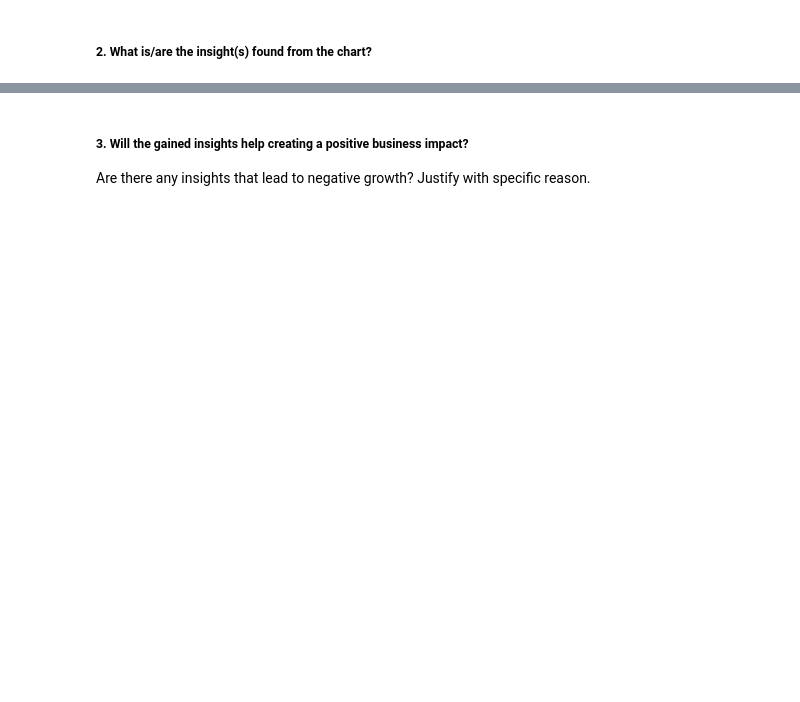
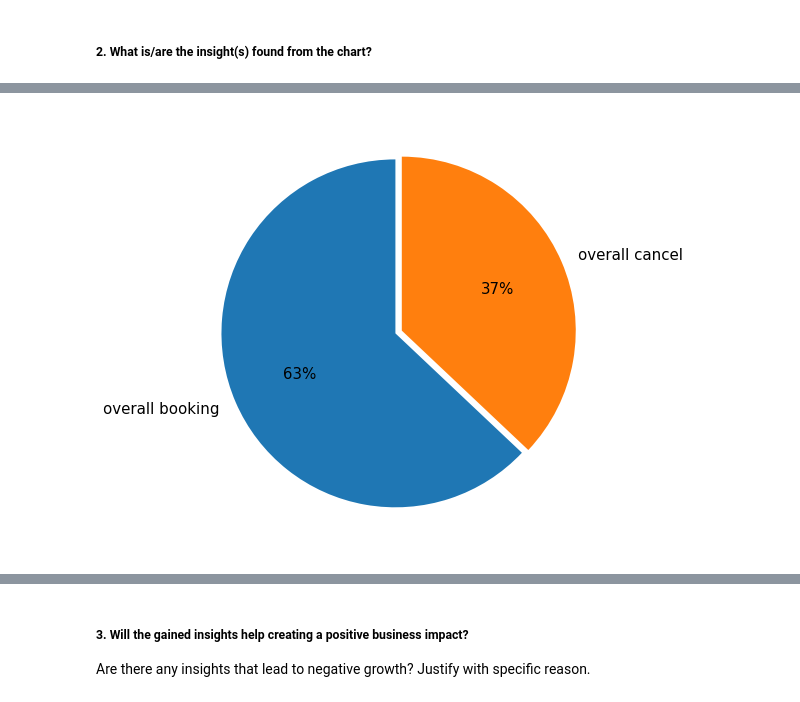
Before and after one commit to ansarshaikh95/EDA-Hotel-booking-analysis, a Jupyter notebook: EDA_Hotel_booking_Analysis.ipynb, the cells around one changed output, grey strips where cells are left out. Drawn from its saved outputs; the diff is of its cells as text; code cells hidden in the pictures; blank space fills up the shorter version.

```diff
--- a/EDA_Hotel_booking_Analysis.ipynb
+++ b/EDA_Hotel_booking_Analysis.ipynb
@@ -465,18 +460,18 @@ Name: hotel, dtype: int64
 # %%
-# Counting the number of booking for each hotel
-booking_counts = df['hotel'].value_counts()
+# # Counting the number of booking for each hotel
+# booking_counts = df['hotel'].value_counts()
 
-# Setting the figure size
-plt.rcParams['figure.figsize'] = 8,8
+# # Setting the figure size
+# plt.rcParams['figure.figsize'] = 8,8
 
-# Creating a bar chart
-sns.barplot(x=booking_counts.index, y=booking_counts.values, palette='muted', edgecolor="black")
+# # Creating a bar chart
+# sns.barplot(x=booking_counts.index, y=booking_counts.values, palette='muted', edgecolor="black")
 
-# Adding a title
-plt.title('Total Number of Bookings by Hotel', fontsize=13, fontweight='bold')
+# # Adding a title
+# plt.title('Total Number of Bookings by Hotel', fontsize=13, fontweight='bold')
 
-# Setting the x-axis label
-plt.xlabel('Hotel', fontsize=14, fontweight='bold')
+# # Setting the x-axis label
+# plt.xlabel('Hotel', fontsize=14, fontweight='bold')
 
-# Setting the y-axis label
-plt.ylabel('Number of Bookings', fontsize=14, fontweight='bold')
+# # Setting the y-axis label
+# plt.ylabel('Number of Bookings', fontsize=14, fontweight='bold')
@@ -493,0 +536,10 @@ Answer Here
+# %%
+# Chart for overall booking vs overall cancel
+
+canceled_count = df['is_canceled'].replace({0:"overall booking",1: "overall cancel"}).value_counts()
+
+plt.pie(canceled_count, labels=canceled_count.index ,autopct='%.0f%%',startangle=90, explode=[0,0.04], textprops={'fontsize': 15})
+
+plt.show()
+# %% [output]
+[figure, added]
```
Also changed, not shown: parts of 54 cells of this notebook.
